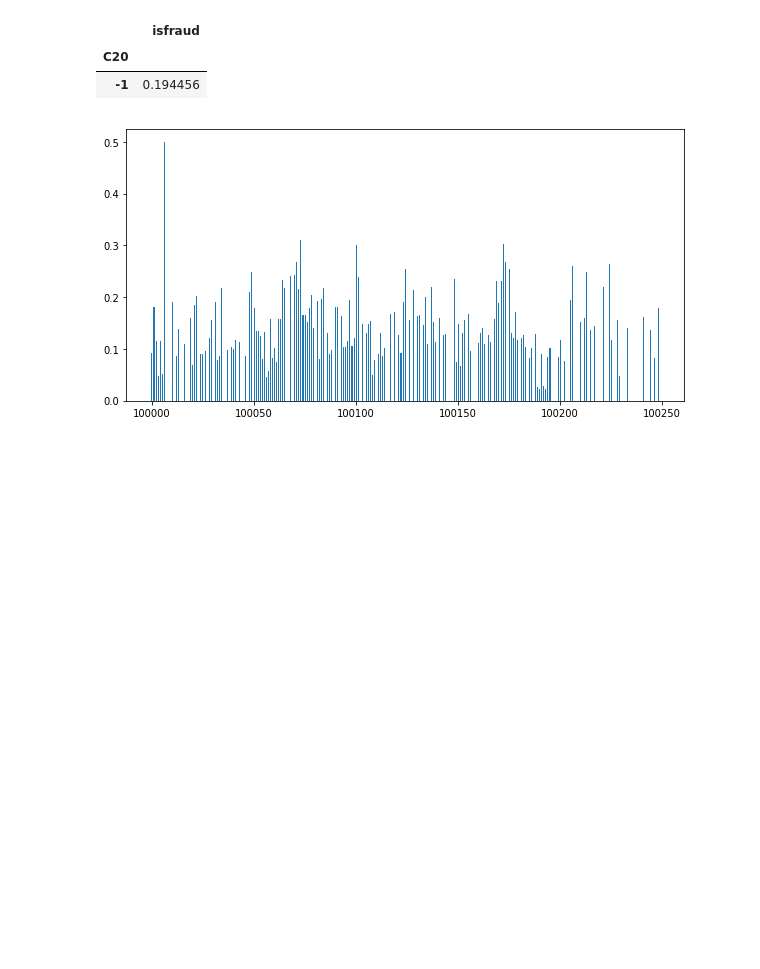
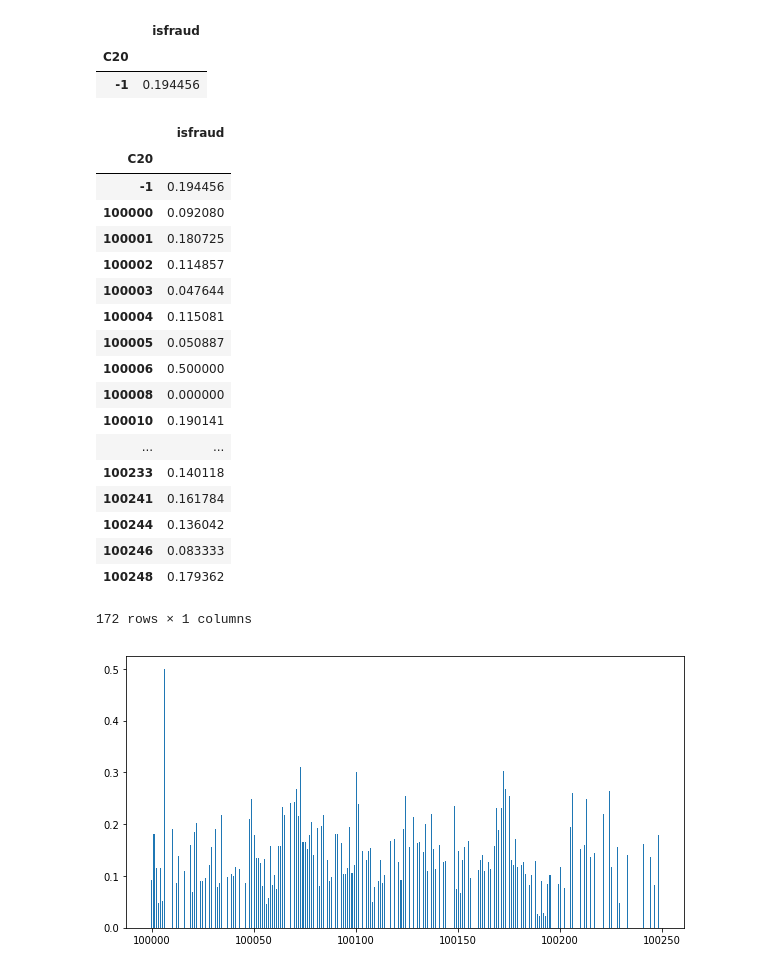
Before and after one commit to MLobo1997/catch-the-fraudster, a Jupyter notebook: dataset_analyzis.ipynb, the cells around one changed output. Cells and saved outputs as stored; diff of their text form; code cells hidden in the pictures; blank space fills up the shorter version.

```diff
--- a/dataset_analyzis.ipynb
+++ b/dataset_analyzis.ipynb
@@ -464,6 +464,28 @@ frauds_by_C20[:1]
 |  | isfraud |
 | C20 |  |
 | -1 | 0.194456 |
+# %%
+frauds_by_C20
+# %% [output]
+|  | isfraud |
+| C20 |  |
+| -1 | 0.194456 |
+| 100000 | 0.092080 |
+| 100001 | 0.180725 |
+| 100002 | 0.114857 |
+| 100003 | 0.047644 |
+| 100004 | 0.115081 |
+| 100005 | 0.050887 |
+| 100006 | 0.500000 |
+| 100008 | 0.000000 |
+| 100010 | 0.190141 |
+| ... | ... |
+| 100233 | 0.140118 |
+| 100241 | 0.161784 |
+| 100244 | 0.136042 |
+| 100246 | 0.083333 |
+| 100248 | 0.179362 |
+172 rows × 1 columns
 # %%
 frauds_by_C20 = train_data[['C20', 'isfraud']].groupby(by='C20').mean()
 frauds_by_C20_clean = frauds_by_C20[1:]
```
Also changed, not shown: parts of 1 cell of this notebook, 3 other files.
